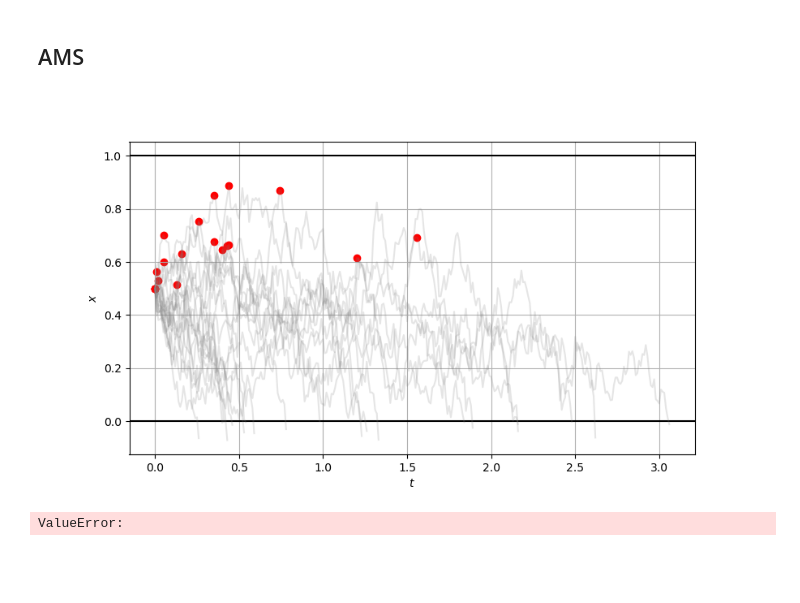
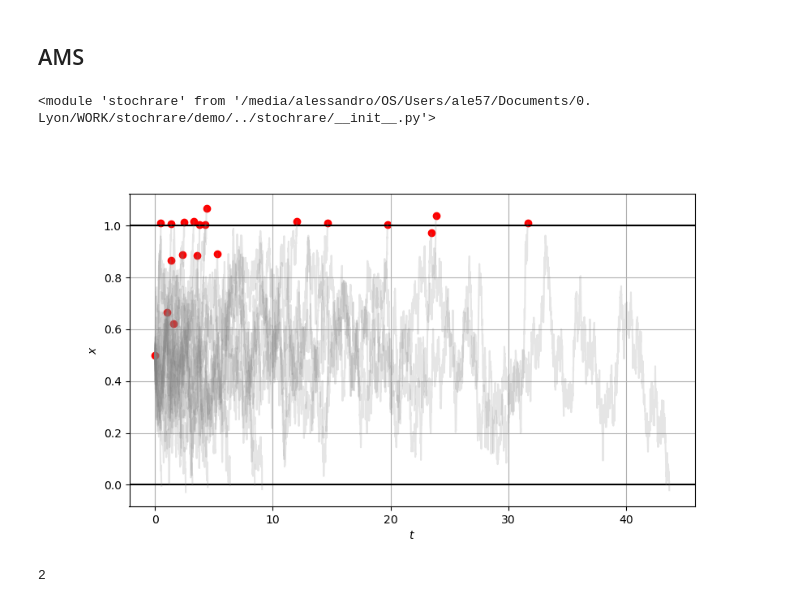
Before and after one commit to AlessandroLovo/stochrare, a Jupyter notebook: demo/demo.ipynb, the cells around one changed output. Saved outputs shown, nothing was run; the diff lists cells and outputs as text; code cells hidden in the pictures; blank space fills up the shorter version.

```diff
--- a/demo/demo.ipynb
+++ b/demo/demo.ipynb
@@ -29,21 +31,30 @@ plt.show()
 plt.close('all')
 # %% [markdown]
 ## AMS
+# %%
+reload(sr)
+# %% [output]
+<module 'stochrare' from '/media/alessandro/OS/Users/ale57/Documents/0. Lyon/WORK/stochrare/demo/../stochrare/__init__.py'>
 # %%
 plt.figure(figsize=(9, 5))
 ax = plt.axes()
 ax.grid(True)
 ax.set_xlabel(r'$t$')
 ax.set_ylabel(r'$x$')
 ax.axhline(0, color='black')
 ax.axhline(1, color='black')
-oup = sr.dynamics.diffusion1d.OrnsteinUhlenbeck1D(0., 1, 0.1)
+oup = sr.dynamics.diffusion1d.OrnsteinUhlenbeck1D(0.5, 1, 0.05,
+            # update_method = 'em',
+      )
 _ = iams.InteractiveAMS(
         sr.rare.ams.AMS(model=oup, scorefun=(lambda t, x: np.clip(x, 0, 1)), initcond=lambda: (0.5, 0.)),
         ntraj=20, ax=ax,
         traj_alpha=0.2,
     )
 plt.show()
 # %% [output]
-[figure, old version]
+[figure, new version]
-ValueError:
+# %%
+_.tams.dynamics._drift(-2,0)
+# %% [output]
+2
```
Also changed, not shown: parts of 1 cell of this notebook, 1 other file.
